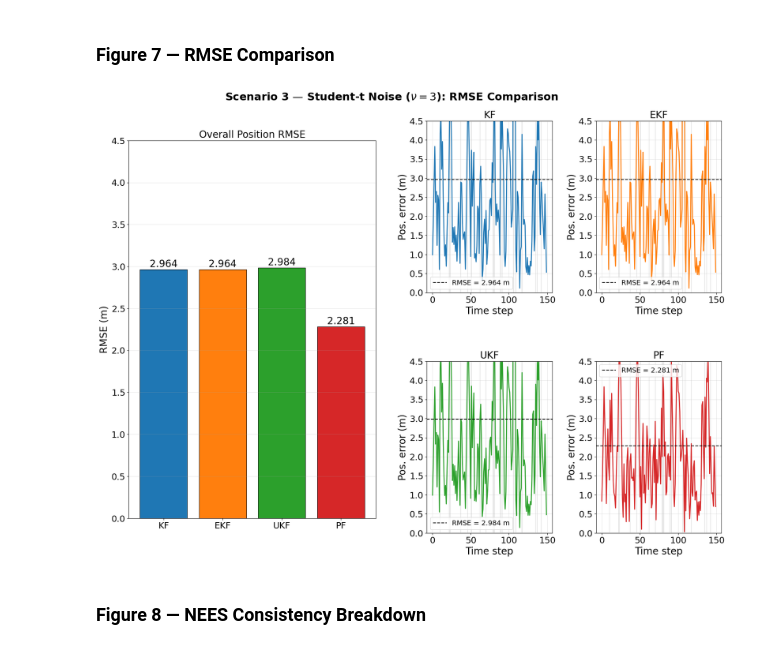
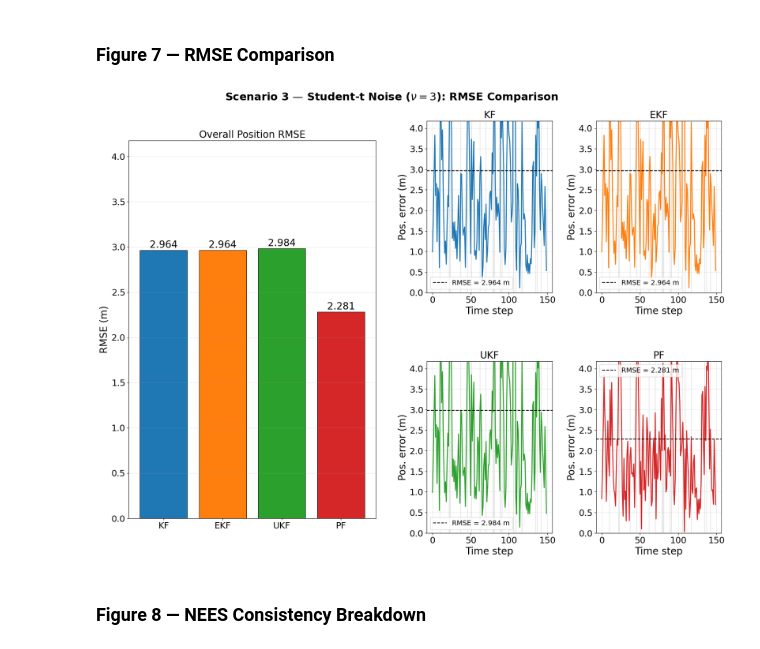
Before and after one commit to Moyin3/Dissertation, a Jupyter notebook: comparative_analysis.ipynb, the cells around one changed output. Drawn from its saved outputs; the diff is of its cells as text; code cells hidden in the pictures.

```diff
--- a/comparative_analysis.ipynb
+++ b/comparative_analysis.ipynb
@@ -425,7 +434,8 @@ for bar, f in zip(bars, FILTERS):
                 f'{overall1[f]:.3f}', ha='center', va='bottom', fontsize=FS)
 ax_bar.set_ylabel('RMSE (m)'); ax_bar.set_title('Overall Position RMSE')
 ax_bar.grid(True, axis='y', alpha=0.3)
-ax_bar.set_ylim(0, RMSE_BAR_YLIM)
+rmse_ylim = max(overall1.values()) * 1.4
+ax_bar.set_ylim(0, rmse_ylim)
 
 # Right column: 2×2 per-filter position error
 gs_right = fig.add_gridspec(2, 2, left=0.55, right=0.97, top=0.92, bottom=0.08,
@@ -438,7 +448,7 @@ for idx, f in enumerate(FILTERS):
     ax.axhline(rmse_f, color='k', ls='--', lw=1.6, label=f'RMSE = {rmse_f:.3f} m')
     ax.set_title(f); ax.set_xlabel('Time step'); ax.set_ylabel('Pos. error (m)')
     ax.legend(fontsize=FS_LEG-2); ax.grid(True, alpha=0.3)
-    ax.set_ylim(0, RMSE_BAR_YLIM)
+    ax.set_ylim(0, rmse_ylim)
 
 fig.suptitle('Scenario 1 — Linear CV: RMSE Comparison', fontweight='bold')
 plt.savefig('figures/s1_rmse.png'); plt.show()
@@ -755,36 +765,37 @@ overall3 = {f: np.sqrt(np.mean(np.sum((est3[f][:,:2]-true_states_3[:,:2])**2, ax
 fig = plt.figure(figsize=(20, 14))
 
 # Left column: bar chart
 ax_bar = fig.add_subplot(1, 2, 1)
 bars = ax_bar.bar(FILTERS, [overall3[f] for f in FILTERS],
                   color=[COLORS[f] for f in FILTERS], edgecolor='k', lw=0.9)
 for bar, f in zip(bars, FILTERS):
     ax_bar.text(bar.get_x()+bar.get_width()/2, bar.get_height()+0.005,
                 f'{overall3[f]:.3f}', ha='center', va='bottom', fontsize=FS)
 ax_bar.set_ylabel('RMSE (m)'); ax_bar.set_title('Overall Position RMSE')
 ax_bar.grid(True, axis='y', alpha=0.3)
-ax_bar.set_ylim(0, RMSE_BAR_YLIM)
+rmse_ylim = max(overall3.values()) * 1.4
+ax_bar.set_ylim(0, rmse_ylim)
 
 # Right: 2×2 per-filter position error with outlier shading
 gs_right = fig.add_gridspec(2, 2, left=0.55, right=0.97, top=0.92, bottom=0.08,
                               hspace=0.40, wspace=0.35)
 for idx, f in enumerate(FILTERS):
     ax = fig.add_subplot(gs_right[idx//2, idx%2])
     err = pos_err_ts(est3[f], true_states_3)
     rmse_f = np.sqrt(np.mean(err**2))
     for k in outlier_steps:
         ax.axvspan(k-0.5, k+0.5, color='grey', alpha=0.18, lw=0)
     ax.plot(t3, err, color=COLORS[f], lw=2.0)
     ax.axhline(rmse_f, color='k', ls='--', lw=1.6, label=f'RMSE = {rmse_f:.3f} m')
     ax.set_title(f); ax.set_xlabel('Time step'); ax.set_ylabel('Pos. error (m)')
     ax.legend(fontsize=FS_LEG-2); ax.grid(True, alpha=0.3)
-    ax.set_ylim(0, RMSE_BAR_YLIM)
+    ax.set_ylim(0, rmse_ylim)
 
 fig.suptitle(f'Scenario 3 — Student-t Noise ($\\nu={NU}$): RMSE Comparison',
              fontweight='bold')
 plt.savefig('figures/s3_rmse.png'); plt.show()
 # %% [output]
-[figure, old version]
+[figure, new version]
 # %% [markdown]
 ### Figure 8 — NEES Consistency Breakdown
 # %%
```
Also changed, not shown: parts of 13 cells of this notebook, 6 other files.
